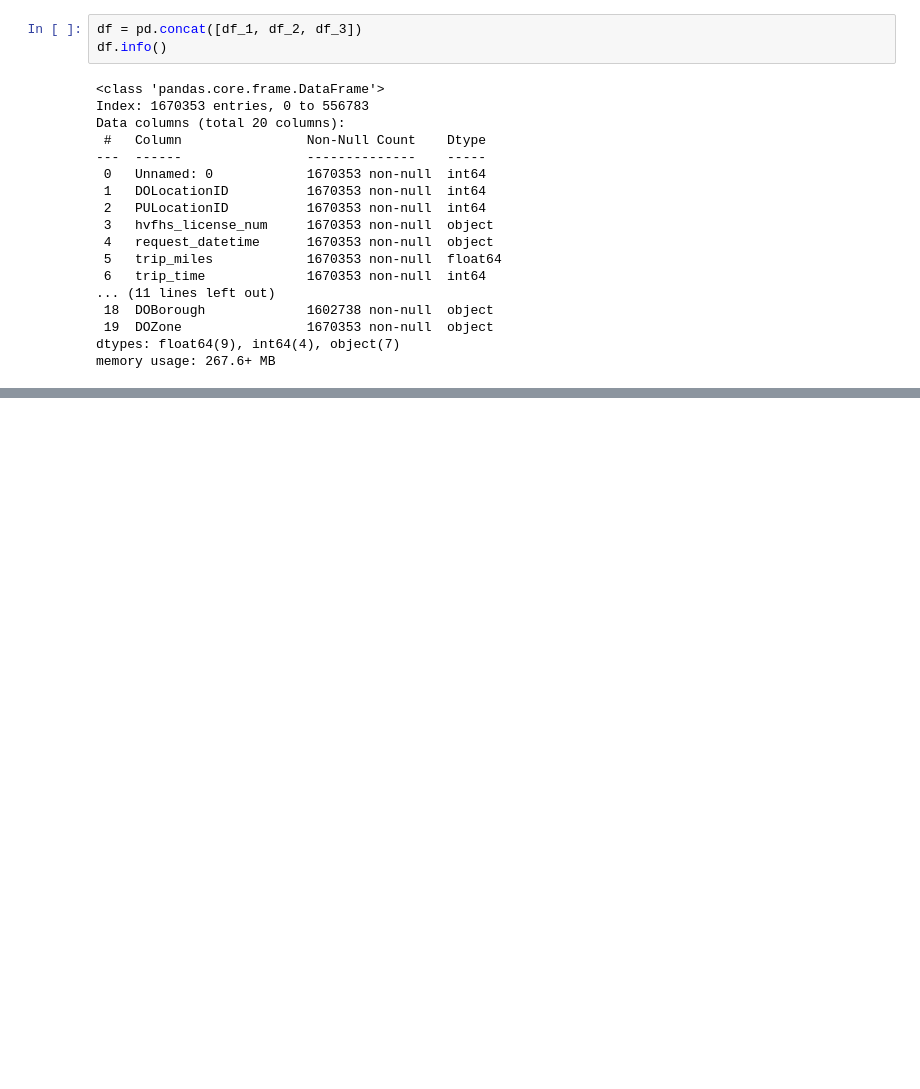
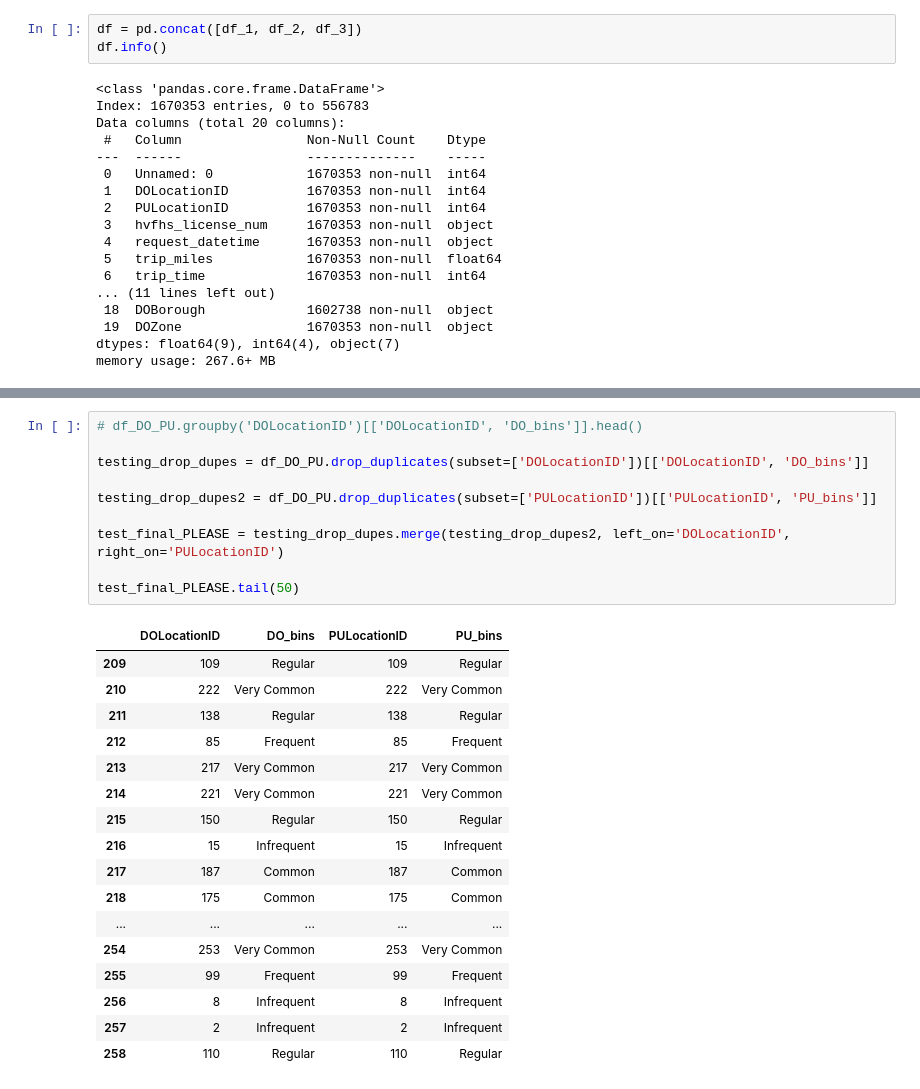
Before and after one commit to munozjon/NYC-Taxis, a Jupyter notebook: static/Untitled.ipynb, the cells around one changed output, grey strips where cells are left out. Cells and saved outputs as stored; diff of their text form; blank space fills up the shorter version.

```diff
--- a/static/Untitled.ipynb
+++ b/static/Untitled.ipynb
@@ -44,0 +172,28 @@ plt.show()
+# %%
+# df_DO_PU.groupby('DOLocationID')[['DOLocationID', 'DO_bins']].head()
+
+testing_drop_dupes = df_DO_PU.drop_duplicates(subset=['DOLocationID'])[['DOLocationID', 'DO_bins']]
+
+testing_drop_dupes2 = df_DO_PU.drop_duplicates(subset=['PULocationID'])[['PULocationID', 'PU_bins']]
+
+test_final_PLEASE = testing_drop_dupes.merge(testing_drop_dupes2, left_on='DOLocationID', right_on='PULocationID')
+
+test_final_PLEASE.tail(50)
+# %% [output]
+|  | DOLocationID | DO_bins | PULocationID | PU_bins |
+| 209 | 109 | Regular | 109 | Regular |
+| 210 | 222 | Very Common | 222 | Very Common |
+| 211 | 138 | Regular | 138 | Regular |
+| 212 | 85 | Frequent | 85 | Frequent |
+| 213 | 217 | Very Common | 217 | Very Common |
+| 214 | 221 | Very Common | 221 | Very Common |
+| 215 | 150 | Regular | 150 | Regular |
+| 216 | 15 | Infrequent | 15 | Infrequent |
+| 217 | 187 | Common | 187 | Common |
+| 218 | 175 | Common | 175 | Common |
+| ... | ... | ... | ... | ... |
+| 254 | 253 | Very Common | 253 | Very Common |
+| 255 | 99 | Frequent | 99 | Frequent |
+| 256 | 8 | Infrequent | 8 | Infrequent |
+| 257 | 2 | Infrequent | 2 | Infrequent |
+| 258 | 110 | Regular | 110 | Regular |
```
Also changed, not shown: parts of 13 cells of this notebook, 5 other files.
